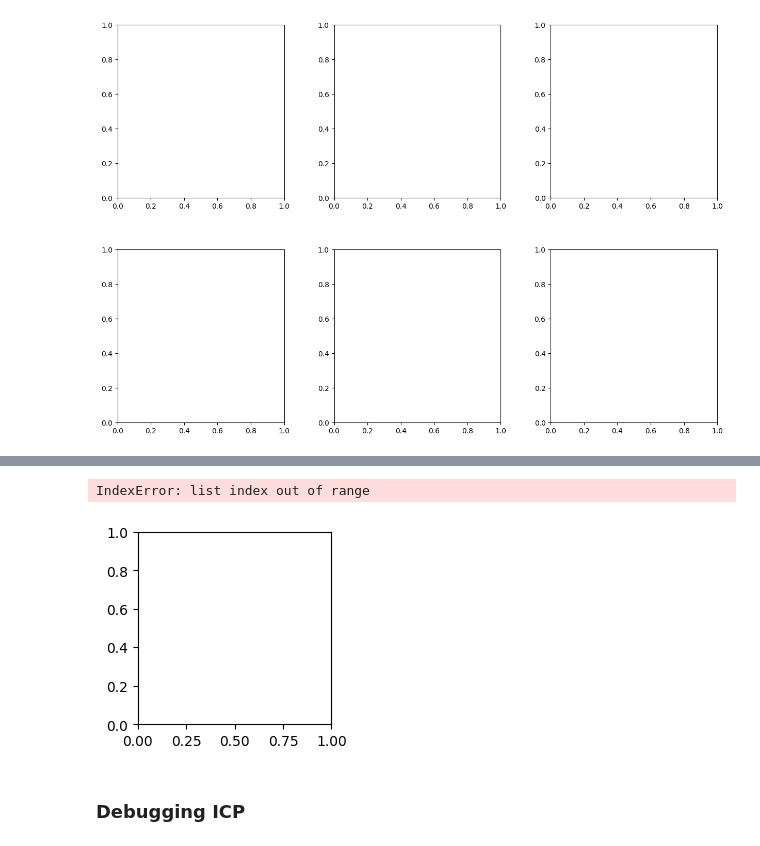
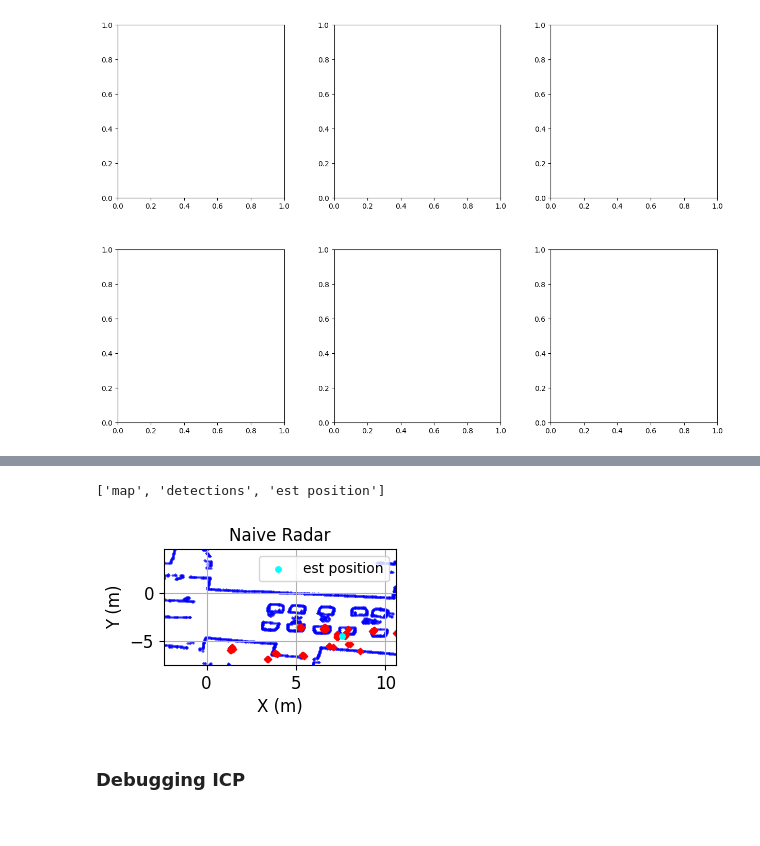
Before and after one commit to davidmhunt/odometry, a Jupyter notebook: notebooks/eval_naive_radar_tb.ipynb, the cells around one changed output, grey strips where cells are left out. Cells and saved outputs as stored; diff of their text form; code cells hidden in the pictures.

Commit message:
updating notebooks to generate final figures

```diff
--- a/notebooks/eval_naive_radar_tb.ipynb
+++ b/notebooks/eval_naive_radar_tb.ipynb
@@ -121,9 +121,9 @@ found temp dir: /home/david/Downloads/radnav_temp_dir
 clearing temp directory /home/david/Downloads/radnav_temp_dir
 [figure]
 # %%
-end_idx = dataset.num_frames #dataset.num_frames #point cloud sample: frame 1340 on Wilk_Multipath_test_5
+end_idx = 960 #dataset.num_frames #point cloud sample: frame 1340 on Wilk_Multipath_test_5
 save_name = file_name + "radar_combined"
 test_bench.run(
     max_frame=end_idx,
-    gt_enabled=True,
+    gt_enabled=False,
     movie_generator=None)
@@ -202,32 +191,32 @@ bias: 0.13750987083139757 deg/sec, over 1min: 8.250592249883853 deg
 # %%
 #visualizing the point cloud
-fig, axs = plt.subplots(figsize=(2.5,2.5))
+fig, axs = plt.subplots(figsize=(3,1.5))
 
 test_bench.plotter_localization.plot_detections_on_map(
     current_points=dataset.get_radar_detections(end_idx)[:,0:2],
     heading_rad=test_bench.filter.x[2],
     pose_m=test_bench.filter.x[0:2],
     ax=axs,
     show=False
 )
-axs.set_title("Radar ICP",
+axs.set_title("Naive Radar",
                 fontsize=test_bench.plotter_localization.font_size_legend)
 axs.set_xlim(
     test_bench.filter.x[0] - 10,
-    test_bench.filter.x[0] + 10)
+    test_bench.filter.x[0] + 3)
 axs.set_xlabel("X (m)",fontsize=test_bench.plotter_localization.font_size_axis_labels)
 axs.set_ylim(
-    test_bench.filter.x[1] - 5,
-    test_bench.filter.x[1] + 5)
+    test_bench.filter.x[1] - 3,
+    test_bench.filter.x[1] + 9)
 axs.set_ylabel("Y (m)",fontsize=test_bench.plotter_localization.font_size_axis_labels)
 handles,labels = axs.get_legend_handles_labels()
 print(labels)
 axs.legend(handles[2:3], labels[2:3], loc="upper right",fontsize=10)
 
 plt.show()
 # %% [output]
-IndexError: list index out of range
+['map', 'detections', 'est position']
-[figure, old version]
+[figure, new version]
 # %% [markdown]
 ### Debugging ICP
 # %%
```
Also changed, not shown: parts of 9 cells of this notebook, 13 other files.
